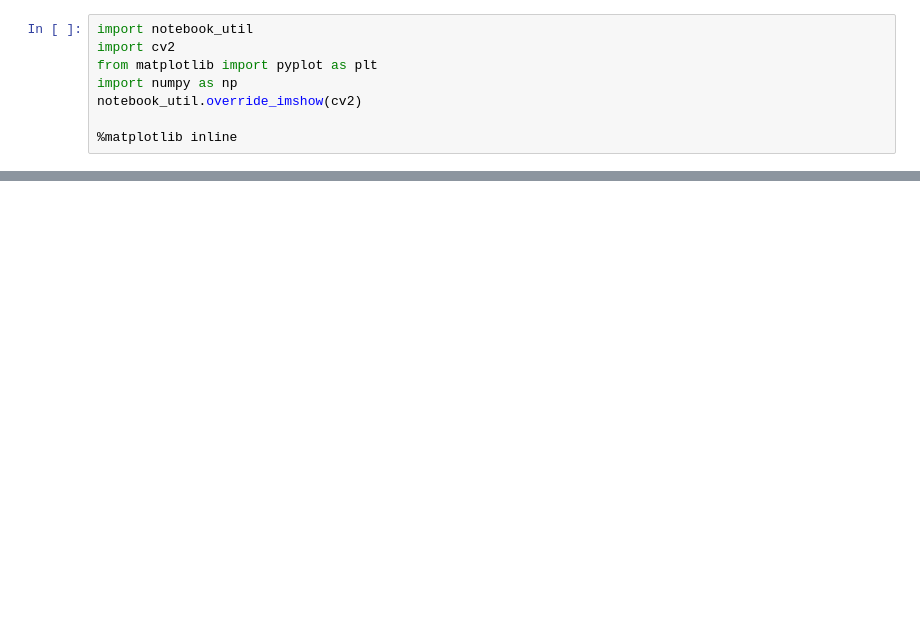
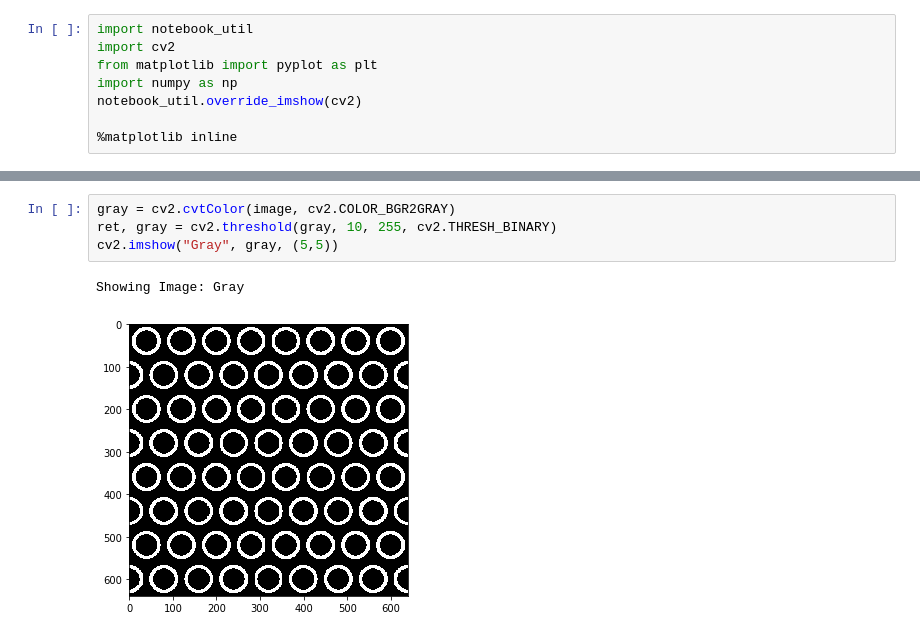
Before and after one commit to pjsousa/notes-opencv, a Jupyter notebook: 024.Circle Detection.ipynb, the cells around one changed output, grey strips where cells are left out. Drawn from its saved outputs; the diff is of its cells as text; blank space fills up the shorter version.

```diff
--- a/024.Circle Detection.ipynb
+++ b/024.Circle Detection.ipynb
@@ -8,0 +18,7 @@ notebook_util.override_imshow(cv2)
+# %%
+gray = cv2.cvtColor(image, cv2.COLOR_BGR2GRAY)
+ret, gray = cv2.threshold(gray, 10, 255, cv2.THRESH_BINARY)
+cv2.imshow("Gray", gray, (5,5))
+# %% [output]
+Showing Image: Gray
+[figure, added]
```
Also changed, not shown: parts of 4 cells of this notebook.
